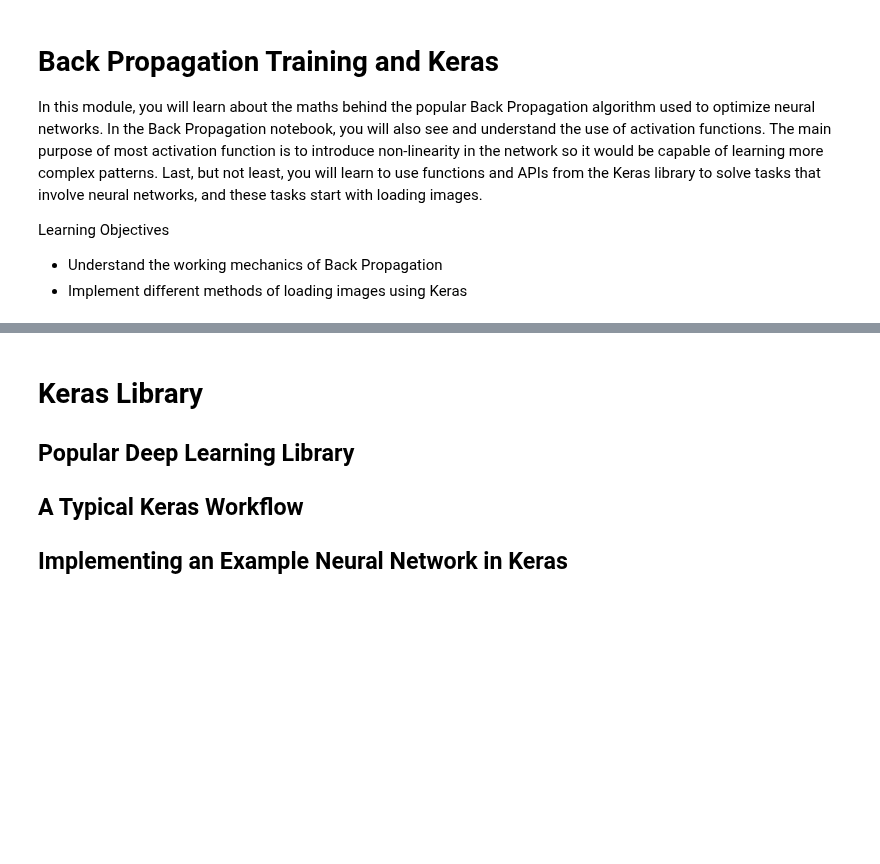
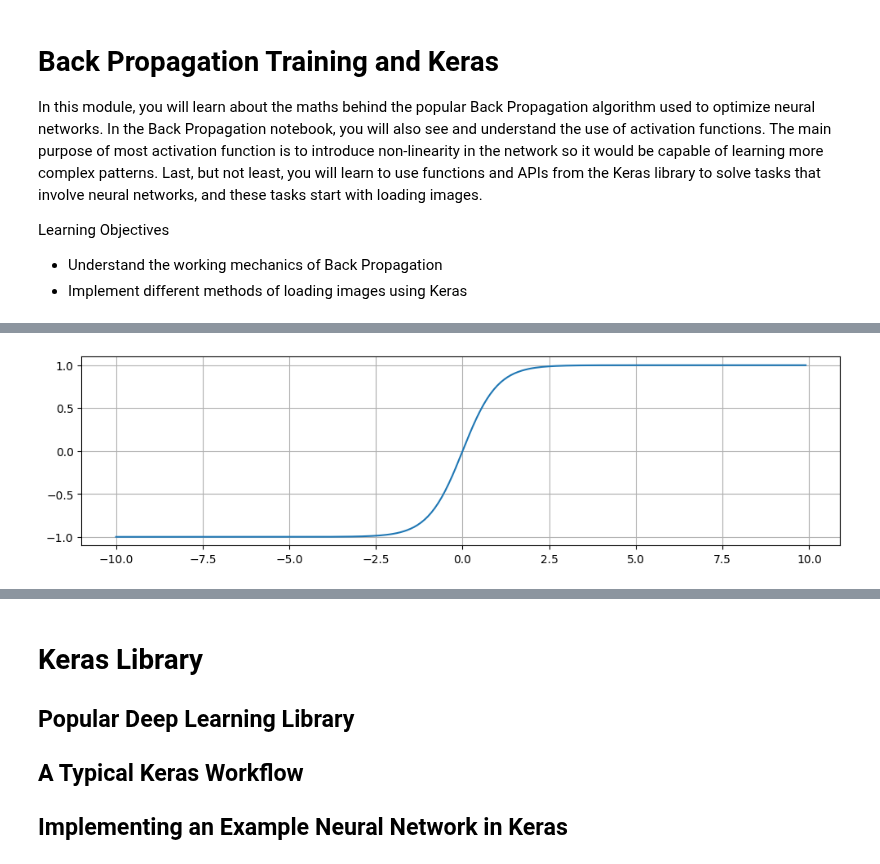
Before and after one commit to tycoi2005/202308_machine_learning_ibm_coursera, a Jupyter notebook: 005deep-learning-reinforcement-learning/w2.BackPropagationTrainingAndKeras.ipynb, the cells around one changed output, grey strips where cells are left out. Cells and saved outputs as stored; diff of their text form; code cells hidden in the pictures; blank space fills up the shorter version.

Commit message:
activation function

```diff
--- a/005deep-learning-reinforcement-learning/w2.BackPropagationTrainingAndKeras.ipynb
+++ b/005deep-learning-reinforcement-learning/w2.BackPropagationTrainingAndKeras.ipynb
@@ -69,0 +88,17 @@ Points to remember:
+# %%
+# Hyperbotic Tangent Function
+
+#Setup
+import numpy as np
+import matplotlib.pyplot as plt
+
+z = np.arange(-10,10,0.1)
+
+tanh = np.tanh(z)
+
+# plt.subplot(1,1,1, figsize=(16,9))
+plt.figure(figsize=(12,3))
+plt.plot(z, tanh)
+plt.grid(True)
+# %% [output]
+[figure, added]
```
Also changed, not shown: parts of 7 cells of this notebook, 1 other file.
